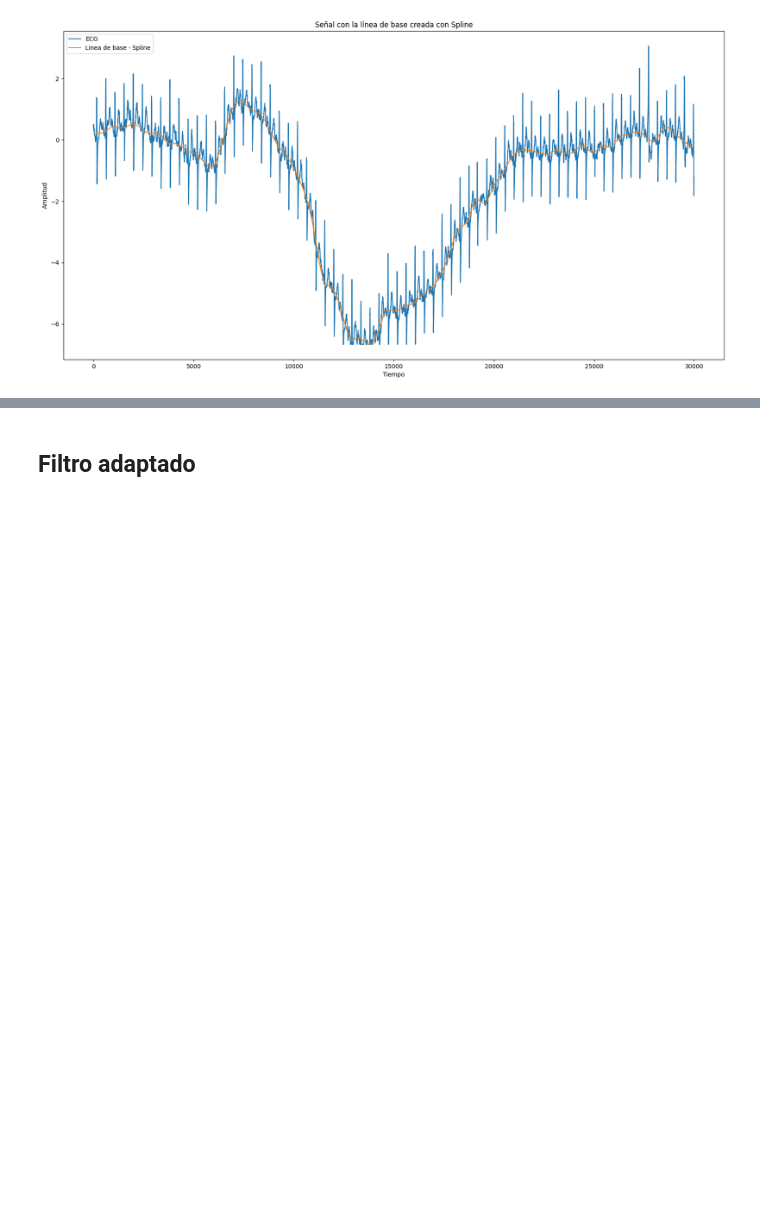
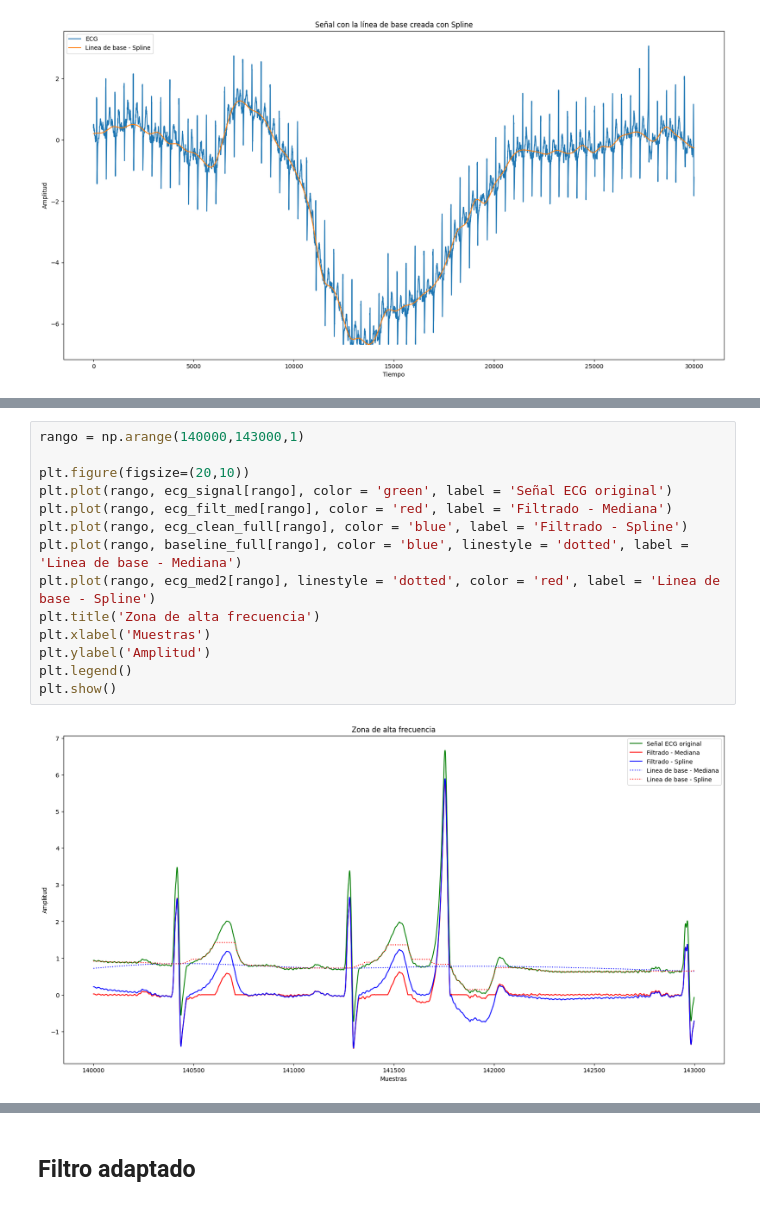
Before and after one commit to Mateo-Cabo/APS, a Jupyter notebook: Trabajo semana 8/TS8.ipynb, the cells around one changed output, grey strips where cells are left out. Cells and saved outputs as stored; diff of their text form; blank space fills up the shorter version.

```diff
--- a/Trabajo semana 8/TS8.ipynb
+++ b/Trabajo semana 8/TS8.ipynb
@@ -183,0 +218,16 @@ Mediana - primeros valores de x̂ (filtrada), s (original) y b̂ (línea base):
+# %%
+rango = np.arange(140000,143000,1)
+
+plt.figure(figsize=(20,10))
+plt.plot(rango, ecg_signal[rango], color = 'green', label = 'Señal ECG original')
+plt.plot(rango, ecg_filt_med[rango], color = 'red', label = 'Filtrado - Mediana')
+plt.plot(rango, ecg_clean_full[rango], color = 'blue', label = 'Filtrado - Spline')
+plt.plot(rango, baseline_full[rango], color = 'blue', linestyle = 'dotted', label = 'Linea de base - Mediana')
+plt.plot(rango, ecg_med2[rango], linestyle = 'dotted', color = 'red', label = 'Linea de base - Spline')
+plt.title('Zona de alta frecuencia')
+plt.xlabel('Muestras')
+plt.ylabel('Amplitud')
+plt.legend()
+plt.show()
+# %% [output]
+[figure, added]
```
Also changed, not shown: parts of 10 cells of this notebook.
